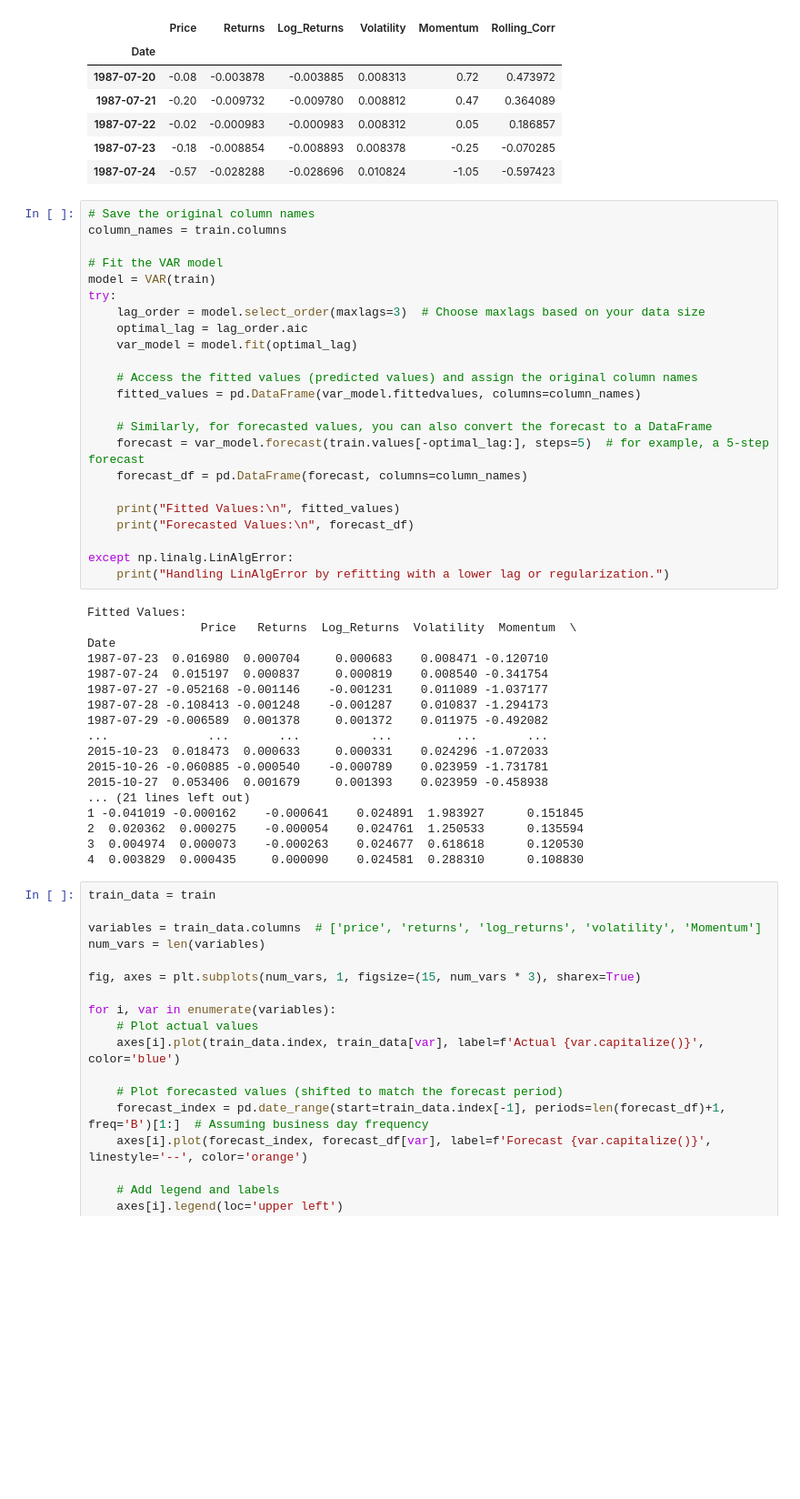
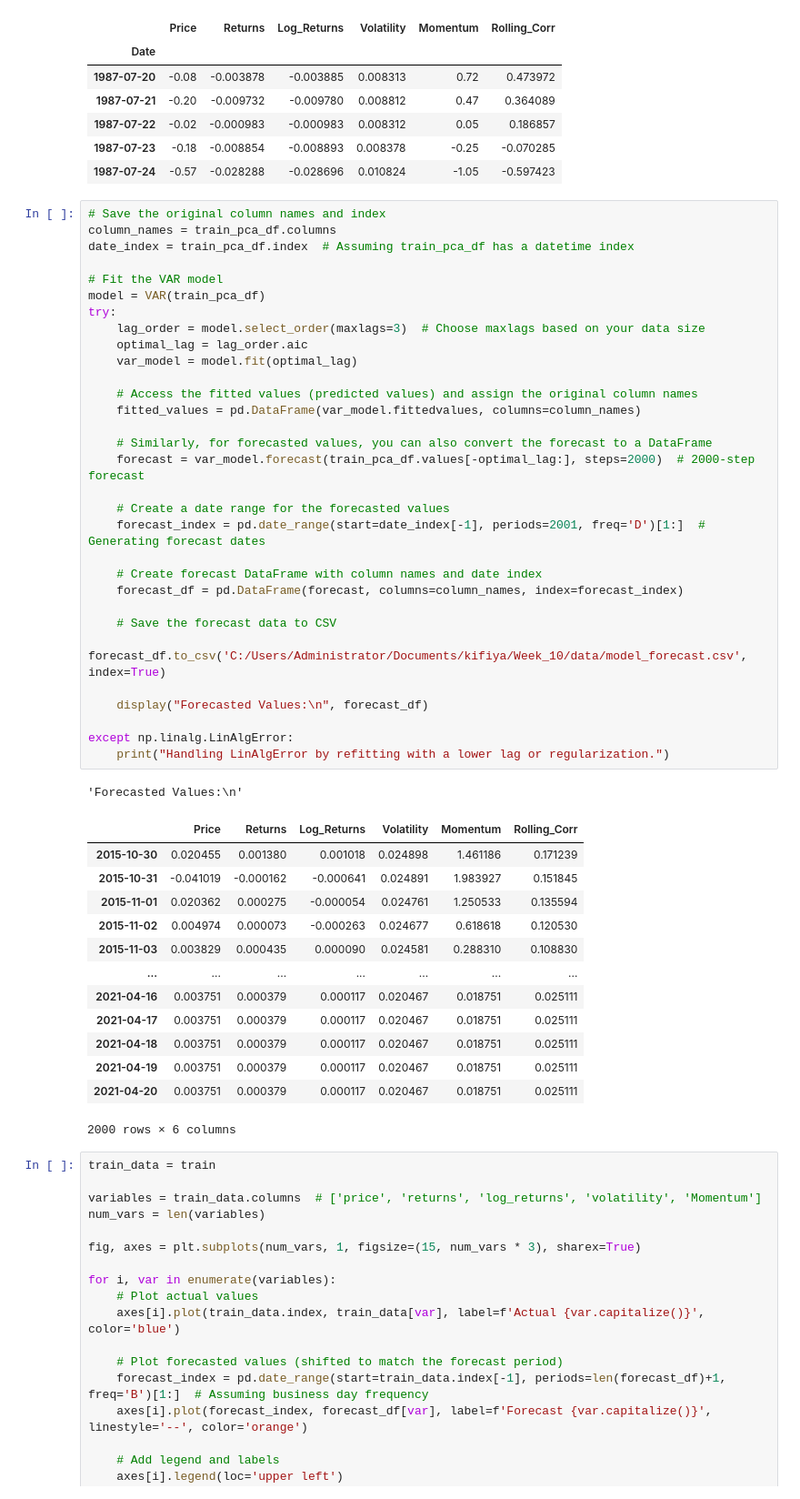
Before and after one commit to yohannestayez/statistical-modelling-of-time-series-data, a Jupyter notebook: notebooks/VAR.ipynb, the cells around one changed output. Shown at 91% size. Saved outputs shown, nothing was run; the diff lists cells and outputs as text; blank space fills up the shorter version.

```diff
--- a/notebooks/VAR.ipynb
+++ b/notebooks/VAR.ipynb
@@ -172,46 +172,51 @@ display(train_pca_df.head())
 | 1987-07-23 | -0.18 | -0.008854 | -0.008893 | 0.008378 | -0.25 | -0.070285 |
 | 1987-07-24 | -0.57 | -0.028288 | -0.028696 | 0.010824 | -1.05 | -0.597423 |
 # %%
-# Save the original column names
-column_names = train.columns
+# Save the original column names and index
+column_names = train_pca_df.columns
+date_index = train_pca_df.index  # Assuming train_pca_df has a datetime index
 
 # Fit the VAR model
-model = VAR(train)
+model = VAR(train_pca_df)
 try:
     lag_order = model.select_order(maxlags=3)  # Choose maxlags based on your data size
     optimal_lag = lag_order.aic
     var_model = model.fit(optimal_lag)
 
     # Access the fitted values (predicted values) and assign the original column names
     fitted_values = pd.DataFrame(var_model.fittedvalues, columns=column_names)
 
     # Similarly, for forecasted values, you can also convert the forecast to a DataFrame
-    forecast = var_model.forecast(train.values[-optimal_lag:], steps=5)  # for example, a 5-step forecast
-    forecast_df = pd.DataFrame(forecast, columns=column_names)
+    forecast = var_model.forecast(train_pca_df.values[-optimal_lag:], steps=2000)  # 2000-step forecast
 
-    print("Fitted Values:\n", fitted_values)
-    print("Forecasted Values:\n", forecast_df)
+    # Create a date range for the forecasted values
+    forecast_index = pd.date_range(start=date_index[-1], periods=2001, freq='D')[1:]  # Generating forecast dates
+
+    # Create forecast DataFrame with column names and date index
+    forecast_df = pd.DataFrame(forecast, columns=column_names, index=forecast_index)
+
+    # Save the forecast data to CSV
+    forecast_df.to_csv('C:/Users/Administrator/Documents/kifiya/Week_10/data/model_forecast.csv', index=True)
+
+    display("Forecasted Values:\n", forecast_df)
 
 except np.linalg.LinAlgError:
     print("Handling LinAlgError by refitting with a lower lag or regularization.")
 # %% [output]
-Fitted Values:
-                Price   Returns  Log_Returns  Volatility  Momentum  \
-Date
-1987-07-23  0.016980  0.000704     0.000683    0.008471 -0.120710
-1987-07-24  0.015197  0.000837     0.000819    0.008540 -0.341754
-1987-07-27 -0.052168 -0.001146    -0.001231    0.011089 -1.037177
-1987-07-28 -0.108413 -0.001248    -0.001287    0.010837 -1.294173
-1987-07-29 -0.006589  0.001378     0.001372    0.011975 -0.492082
-...              ...       ...          ...         ...       ...
-2015-10-23  0.018473  0.000633     0.000331    0.024296 -1.072033
-2015-10-26 -0.060885 -0.000540    -0.000789    0.023959 -1.731781
-2015-10-27  0.053406  0.001679     0.001393    0.023959 -0.458938
-... (21 lines left out)
-1 -0.041019 -0.000162    -0.000641    0.024891  1.983927      0.151845
-2  0.020362  0.000275    -0.000054    0.024761  1.250533      0.135594
-3  0.004974  0.000073    -0.000263    0.024677  0.618618      0.120530
-4  0.003829  0.000435     0.000090    0.024581  0.288310      0.108830
+'Forecasted Values:\n'
+|  | Price | Returns | Log_Returns | Volatility | Momentum | Rolling_Corr |
+| 2015-10-30 | 0.020455 | 0.001380 | 0.001018 | 0.024898 | 1.461186 | 0.171239 |
+| 2015-10-31 | -0.041019 | -0.000162 | -0.000641 | 0.024891 | 1.983927 | 0.151845 |
+| 2015-11-01 | 0.020362 | 0.000275 | -0.000054 | 0.024761 | 1.250533 | 0.135594 |
+| 2015-11-02 | 0.004974 | 0.000073 | -0.000263 | 0.024677 | 0.618618 | 0.120530 |
+| 2015-11-03 | 0.003829 | 0.000435 | 0.000090 | 0.024581 | 0.288310 | 0.108830 |
+| ... | ... | ... | ... | ... | ... | ... |
+| 2021-04-16 | 0.003751 | 0.000379 | 0.000117 | 0.020467 | 0.018751 | 0.025111 |
+| 2021-04-17 | 0.003751 | 0.000379 | 0.000117 | 0.020467 | 0.018751 | 0.025111 |
+| 2021-04-18 | 0.003751 | 0.000379 | 0.000117 | 0.020467 | 0.018751 | 0.025111 |
+| 2021-04-19 | 0.003751 | 0.000379 | 0.000117 | 0.020467 | 0.018751 | 0.025111 |
+| 2021-04-20 | 0.003751 | 0.000379 | 0.000117 | 0.020467 | 0.018751 | 0.025111 |
+2000 rows × 6 columns
 # %%
 train_data = train
 
```
Also changed, not shown: parts of 2 cells of this notebook.
